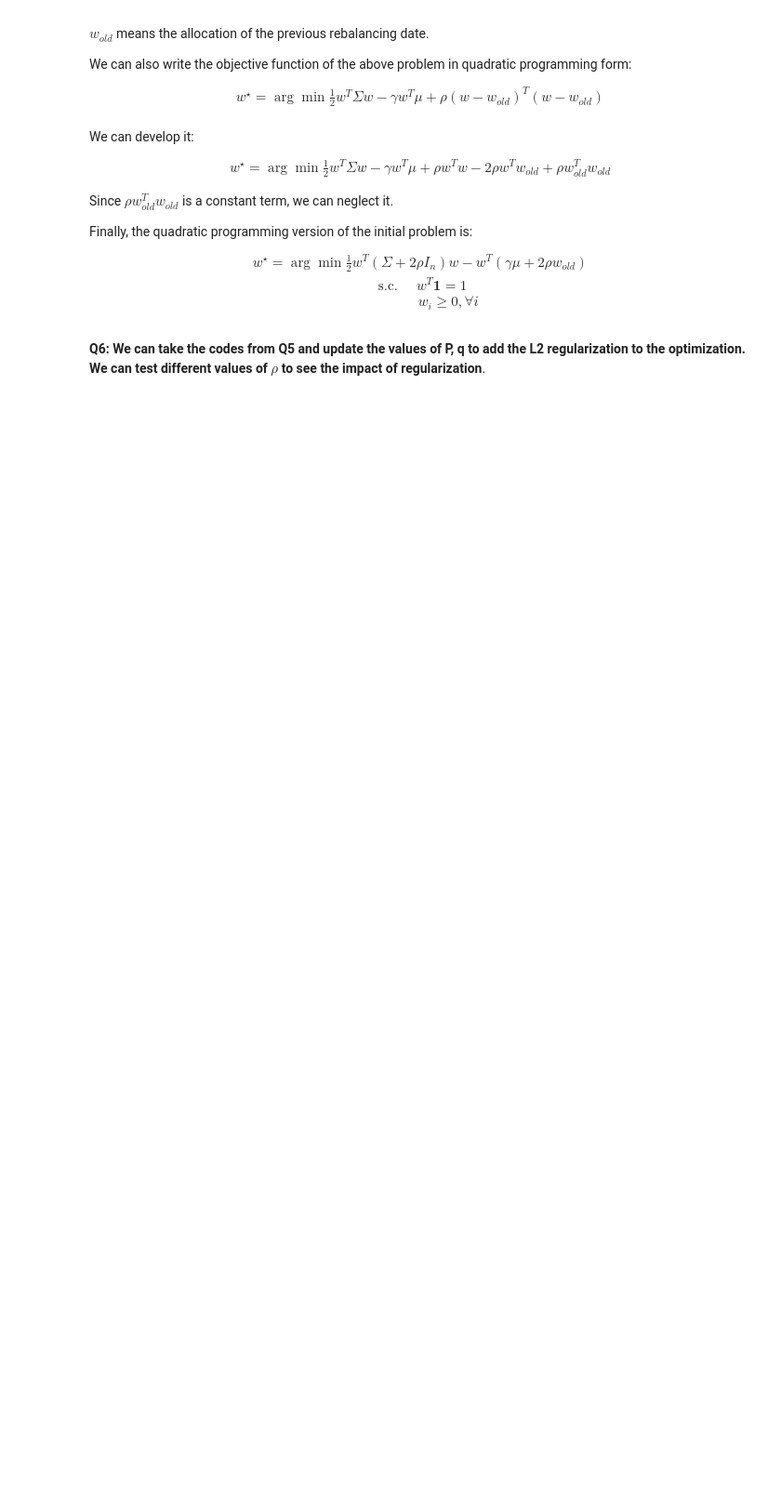
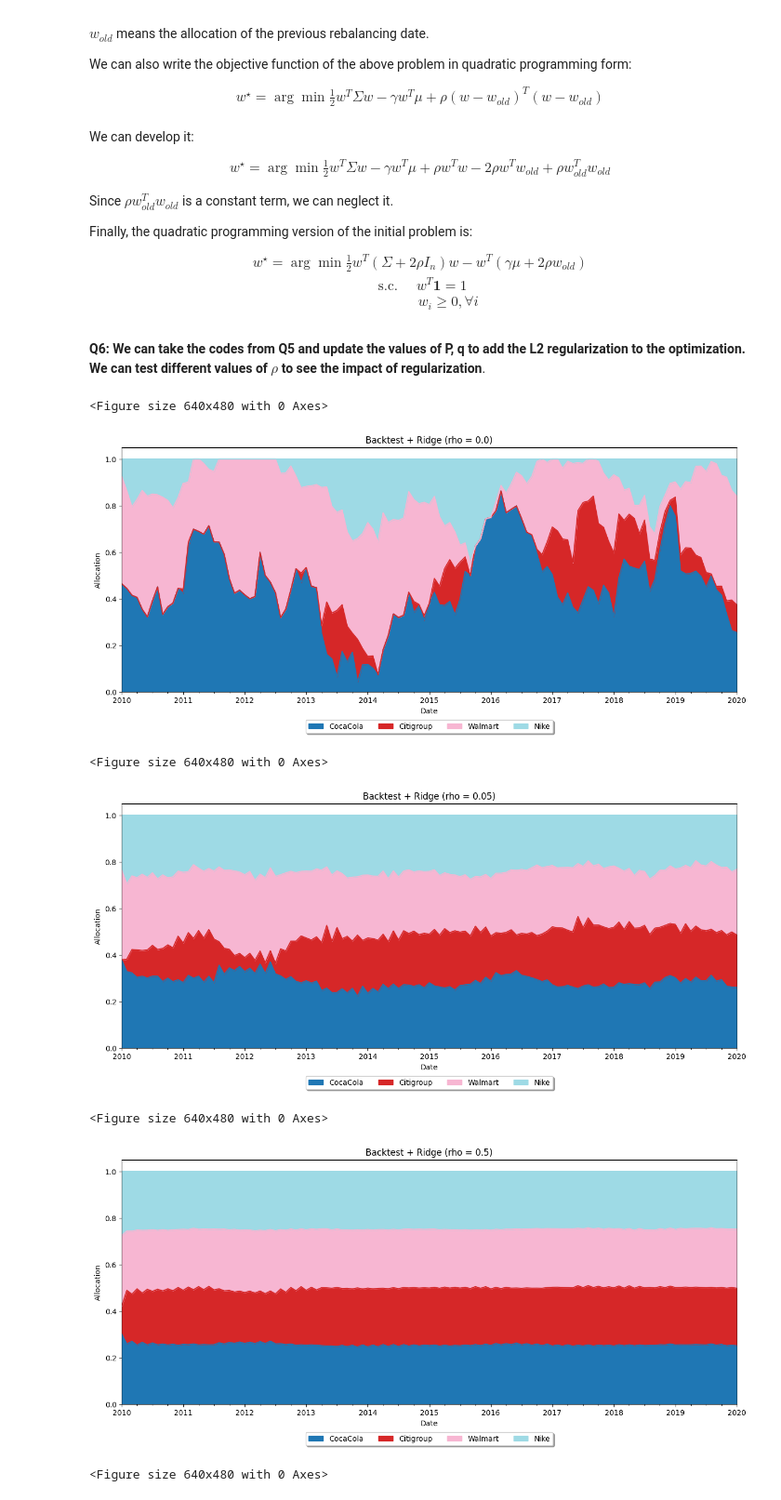
Before and after one commit to emilesgt/Machine_Learning_Asset_Management_2, a Jupyter notebook: TD2_Student.ipynb, the cells around one changed output. Shown at 93% size. Saved outputs shown, nothing was run; the diff lists cells and outputs as text; code cells hidden in the pictures; blank space fills up the shorter version.

```diff
--- a/TD2_Student.ipynb
+++ b/TD2_Student.ipynb
@@ -466,38 +504,46 @@ $$
 num_observation = stock_return.shape[0]
 index_rebalancement = stock_return['2010':].resample('M').last().index
 
 rhos = [0.0, 0.05, 0.5, 100]
 for ind_rho in rhos:
     weights_backtest_2 = pd.DataFrame(index = index_rebalancement, columns = stock_return.columns)
     weights_old = np.array([0.25, 0.25, 0.25, 0.25])
 
     for ind in index_rebalancement:
         price_tmp = stock_price[:ind].tail(252)
         return_tmp = price_tmp.pct_change().dropna()
 
-        mus_tmp = #...#
+        mus_tmp = price_tmp.apply(compute_cagr)
         mus_tmp = mus_tmp.values
 
-        Sigma_tmp = #...#
+        Sigma_tmp = return_tmp.cov() * 252
         Sigma_tmp = Sigma_tmp.values
 
-        P = #...#
-        q = #...#
+        P = Sigma_tmp + 2 * ind_rho * np.eye(num_asset)
+        q = - gamma * mus_tmp + 2 * ind_rho * weights_old
 
-        A = #...#
-        b = #...#
+        A = np.ones((1, num_asset))
+        b = np.array([1.0])
 
-        G = #...#
-        h = #...#
+        G = - np.eye(num_asset)
+        h = np.zeros(num_asset)
 
         weights_ridge_tmp = solve_qp(P, q, G, h, A, b, solver = "ecos")
         weights_backtest_2.loc[ind] = weights_ridge_tmp
         weights_old = weights_ridge_tmp
 
     plt.figure()
     #### Plot portfolio allocation over time ####
     weights_backtest_2.abs().plot(kind='area', stacked=True, cmap='tab20', figsize=(15, 6))
     plt.title("Backtest + Ridge (rho = " + str(ind_rho) + ")")
     plt.xlabel("Date")
     plt.ylabel("Allocation")
     plt.legend(loc = 'upper center', bbox_to_anchor = (0.5, -0.1), fancybox = True, shadow = True, ncol = 4)
+# %% [output]
+<Figure size 640x480 with 0 Axes>
+[figure, added]
+<Figure size 640x480 with 0 Axes>
+[figure, added]
+<Figure size 640x480 with 0 Axes>
+[figure, added]
+<Figure size 640x480 with 0 Axes>
```
Also changed, not shown: parts of 10 cells of this notebook.
